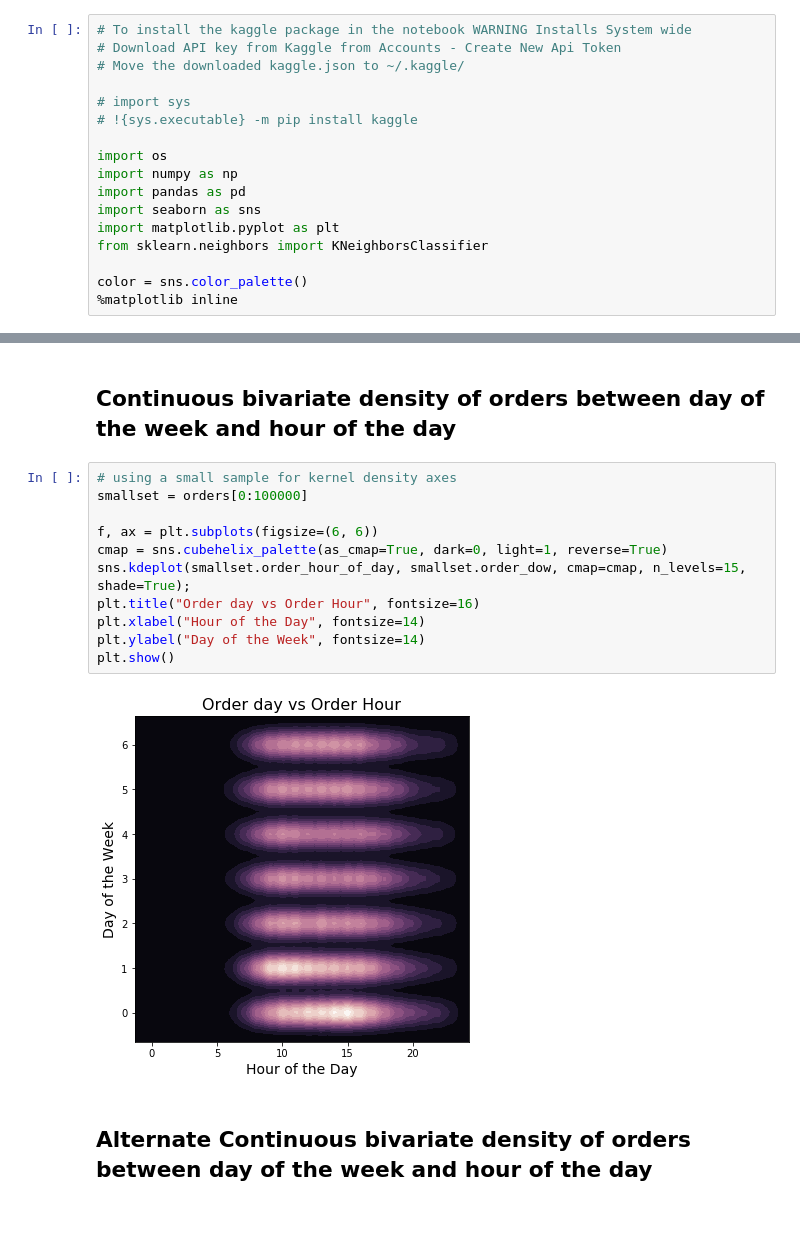
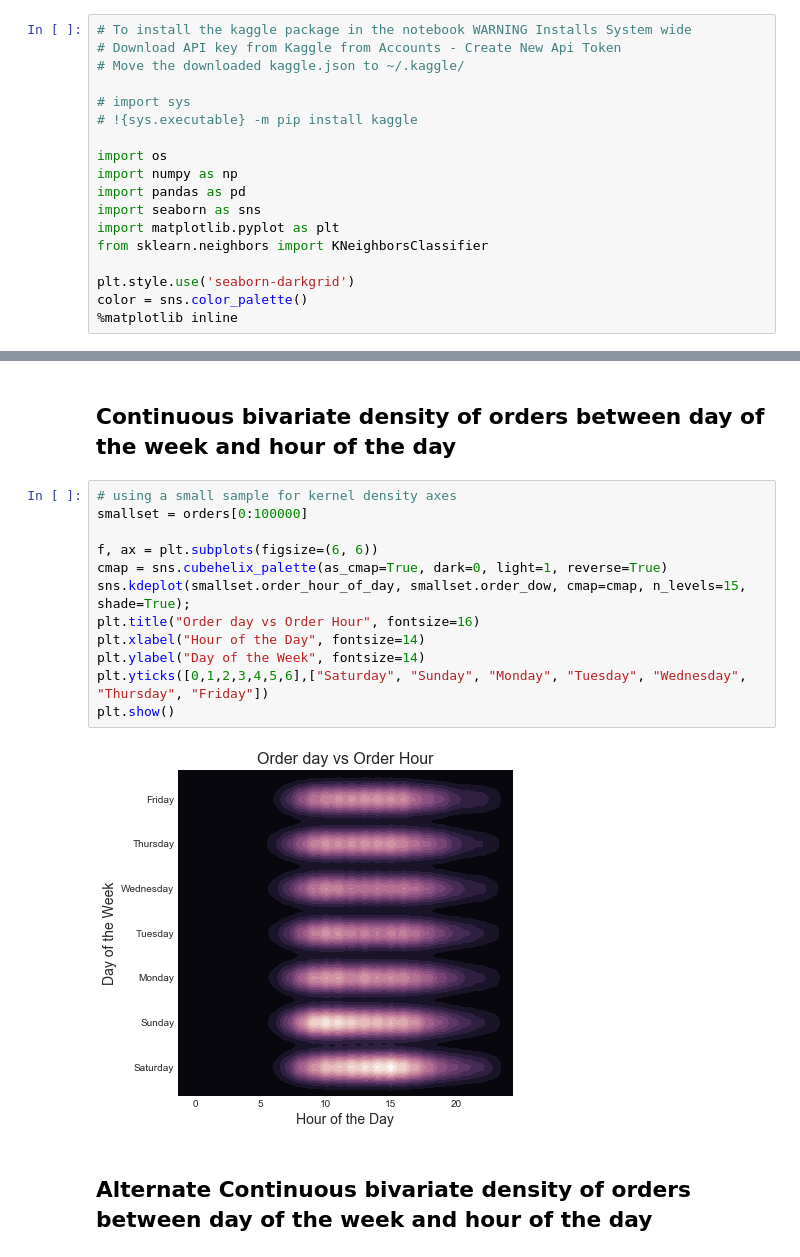
Before and after one commit to SamSamhuns/instacart_market_basket_analysis, a Jupyter notebook: instacart_data_analysis.ipynb, the cells around one changed output, grey strips where cells are left out. Cells and saved outputs as stored; diff of their text form; blank space fills up the shorter version.

```diff
--- a/instacart_data_analysis.ipynb
+++ b/instacart_data_analysis.ipynb
@@ -16,6 +20,7 @@ import seaborn as sns
 import matplotlib.pyplot as plt
 from sklearn.neighbors import KNeighborsClassifier
 
+plt.style.use('seaborn-darkgrid')
 color = sns.color_palette()
 %matplotlib inline
 # %% [markdown]
@@ -237,16 +239,17 @@ hist_count_plots(orders, "order_dow", "Frequency of Orders by Days of the Week",
 # %%
 # using a small sample for kernel density axes
 smallset = orders[0:100000]
 
 f, ax = plt.subplots(figsize=(6, 6))
 cmap = sns.cubehelix_palette(as_cmap=True, dark=0, light=1, reverse=True)
 sns.kdeplot(smallset.order_hour_of_day, smallset.order_dow, cmap=cmap, n_levels=15, shade=True);
 plt.title("Order day vs Order Hour", fontsize=16)
 plt.xlabel("Hour of the Day", fontsize=14)
 plt.ylabel("Day of the Week", fontsize=14)
+plt.yticks([0,1,2,3,4,5,6],["Saturday", "Sunday", "Monday", "Tuesday", "Wednesday", "Thursday", "Friday"])
 plt.show()
 # %% [output]
-[figure, old version]
+[figure, new version]
 # %% [markdown]
 ## Alternate Continuous bivariate density of orders between day of the week and hour of the day
 # %%
```
Also changed, not shown: parts of 25 cells of this notebook.
